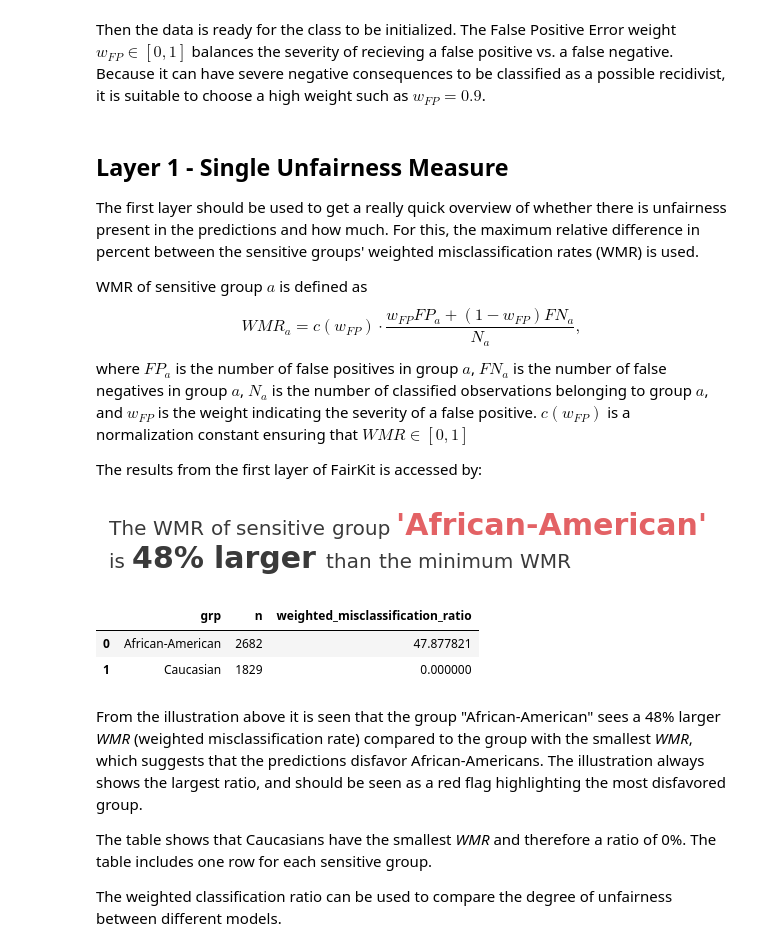
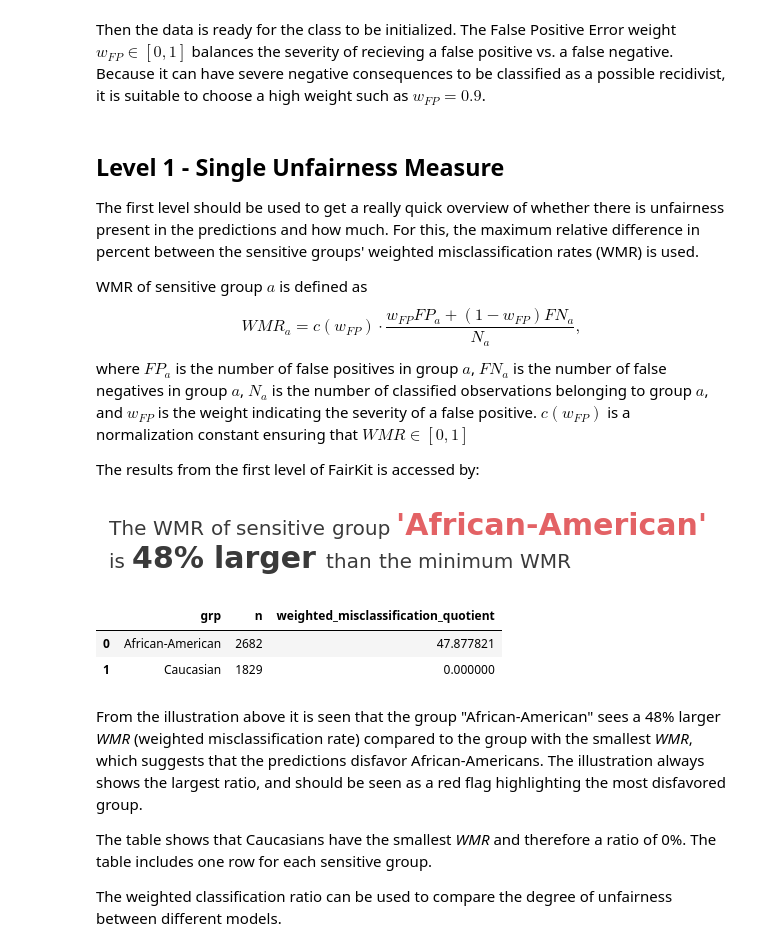
Before and after one commit to elisabethzinck/Fairness-oriented-interpretability-of-predictive-algorithms, a Jupyter notebook: notebooks/FairKit_demonstration.ipynb, the cells around one changed output. Drawn from its saved outputs; the diff is of its cells as text; code cells hidden in the pictures.

```diff
--- a/notebooks/FairKit_demonstration.ipynb
+++ b/notebooks/FairKit_demonstration.ipynb
@@ -73,9 +73,9 @@ fair_compas = FairKit(
     w_fp = compas_w_fp,
     model_name='COMPAS Decile Scores')
 # %% [markdown]
-## Layer 1 - Single Unfairness Measure
+## Level 1 - Single Unfairness Measure
 
-The first layer should be used to get a really quick overview of whether there is unfairness present in the predictions and how much. For this, the maximum relative difference in percent between the sensitive groups' weighted misclassification rates (WMR) is used.
+The first level should be used to get a really quick overview of whether there is unfairness present in the predictions and how much. For this, the maximum relative difference in percent between the sensitive groups' weighted misclassification rates (WMR) is used.
 
 WMR of sensitive group $a$ is defined as
 $$
@@ -83,17 +83,17 @@ $$
 $$
 where $FP_a$ is the number of false positives in group $a$, $FN_a$ is the number of false negatives in group $a$, $N_a$ is the number of classified observations belonging to group $a$, and $w_{FP}$ is the weight indicating the severity of a false positive. $c(w_{FP})$ is a normalization constant ensuring that $\textit{WMR} \in [0,1]$
 
-The results from the first layer of FairKit is accessed by:
+The results from the first level of FairKit is accessed by:
-# %%
-layer1_output_data = fair_compas.layer_1()
-# %% [output]
-[figure, removed]
-# %%
-layer1_output_data
-# %% [output]
-|  | grp | n | weighted_misclassification_ratio |
-| 0 | African-American | 2682 | 47.877821 |
-| 1 | Caucasian | 1829 | 0.000000 |
+# %%
+level1_output_data = fair_compas.level_1()
+# %% [output]
+[figure, added]
+# %%
+level1_output_data
+# %% [output]
+|  | grp | n | weighted_misclassification_quotient |
+| 0 | African-American | 2682 | 47.877821 |
+| 1 | Caucasian | 1829 | 0.000000 |
 # %% [markdown]
 From the illustration above it is seen that the group "African-American" sees a 48% larger *WMR* (weighted misclassification rate) compared to the group with the smallest *WMR*, which suggests that the predictions disfavor African-Americans. The illustration always shows the largest ratio, and should be seen as a red flag highlighting the most disfavored group.
 
```
Also changed, not shown: parts of 12 cells of this notebook, 2 other files.
